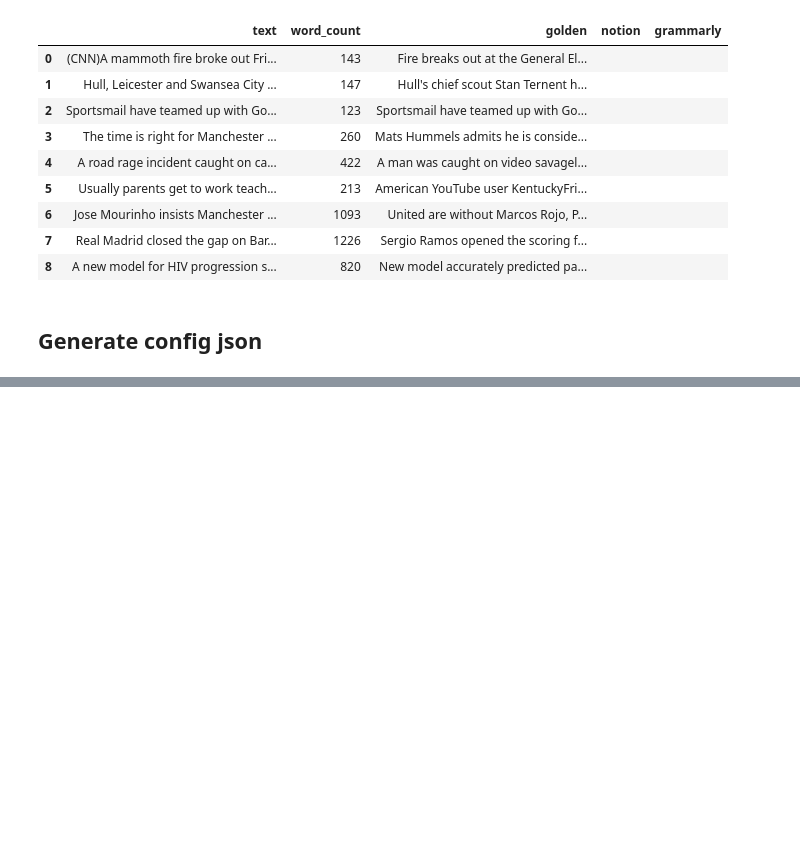
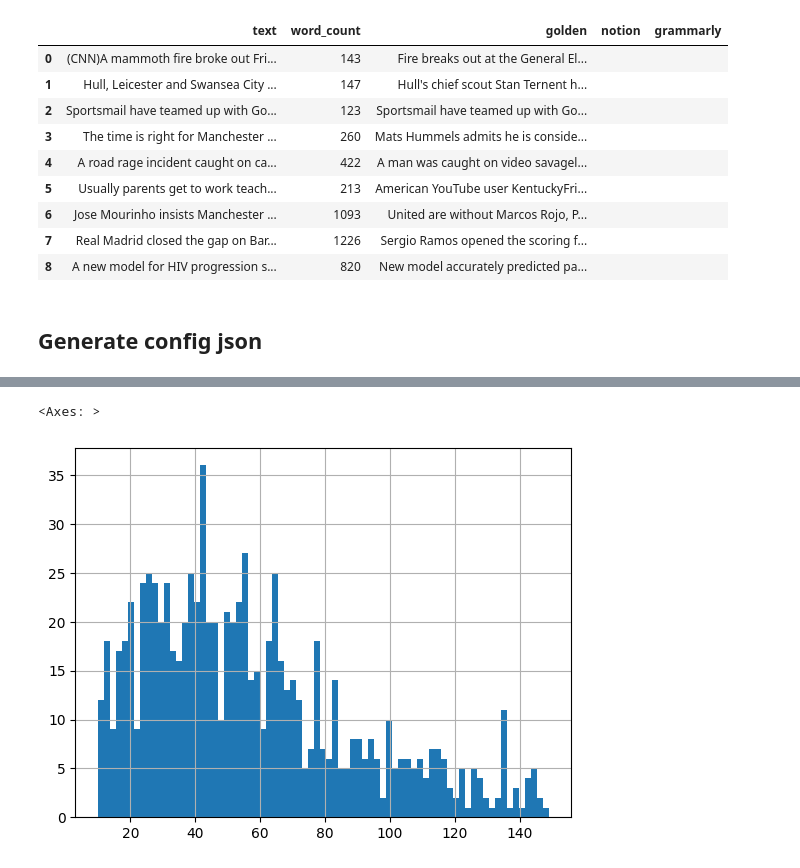
Before and after one commit to IdoFindMonday/LLM-evaluation-framework, a Jupyter notebook: notebooks/init_dataset.ipynb, the cells around one changed output, grey strips where cells are left out. Cells and saved outputs as stored; diff of their text form; code cells hidden in the pictures; blank space fills up the shorter version.

```diff
--- a/notebooks/init_dataset.ipynb
+++ b/notebooks/init_dataset.ipynb
@@ -88,0 +286,5 @@ with open(f'{json_path}/{conf_file_name}', 'w', encoding='utf-8') as f:
+# %%
+import pandas as pd
+
+raw_data = pd.read_csv('../data/automation_classifier/text_files/raw_files/Formula_research_data_csv.csv')
+raw_data.head()
@@ -88,0 +322,9 @@ with open(f'{json_path}/{conf_file_name}', 'w', encoding='utf-8') as f:
+# %%
+raw_data['body_word_count'] = raw_data.apply(lambda x: len(x['BODY'].split(' ')), axis=1)
+# %%
+raw_data_filtered = raw_data[(raw_data['body_word_count'] >= 10) & (raw_data['body_word_count'] <= 150)]
+# %%
+raw_data_filtered.body_word_count.hist(bins=75)
+# %% [output]
+<Axes: >
+[figure, added]
```
Also changed, not shown: parts of 36 cells of this notebook, 27 other files.
